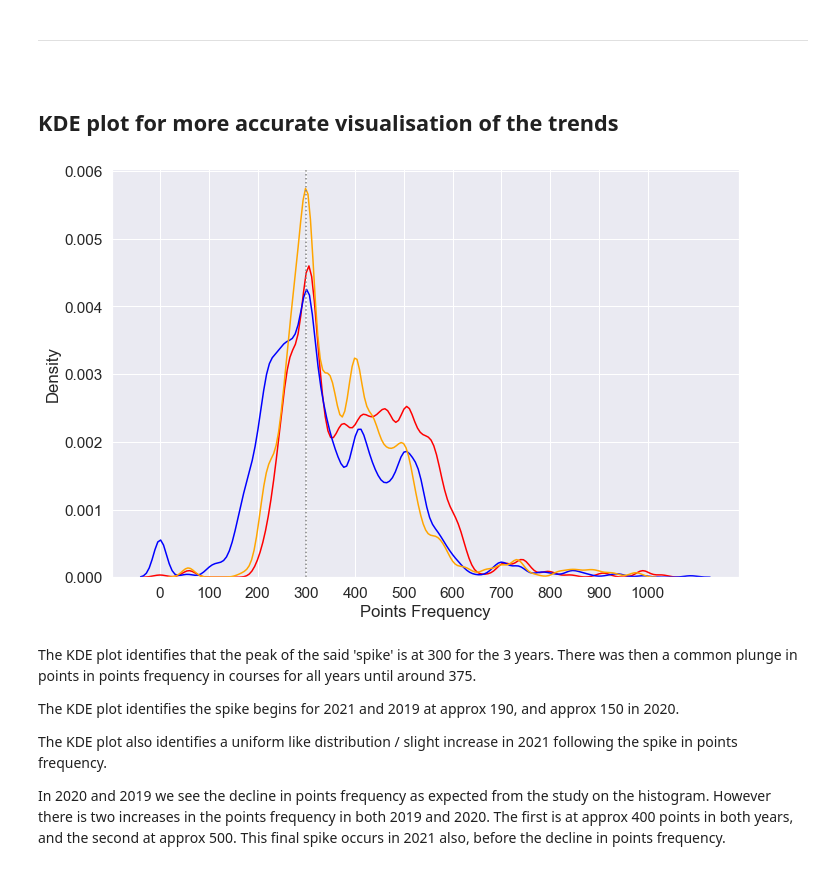
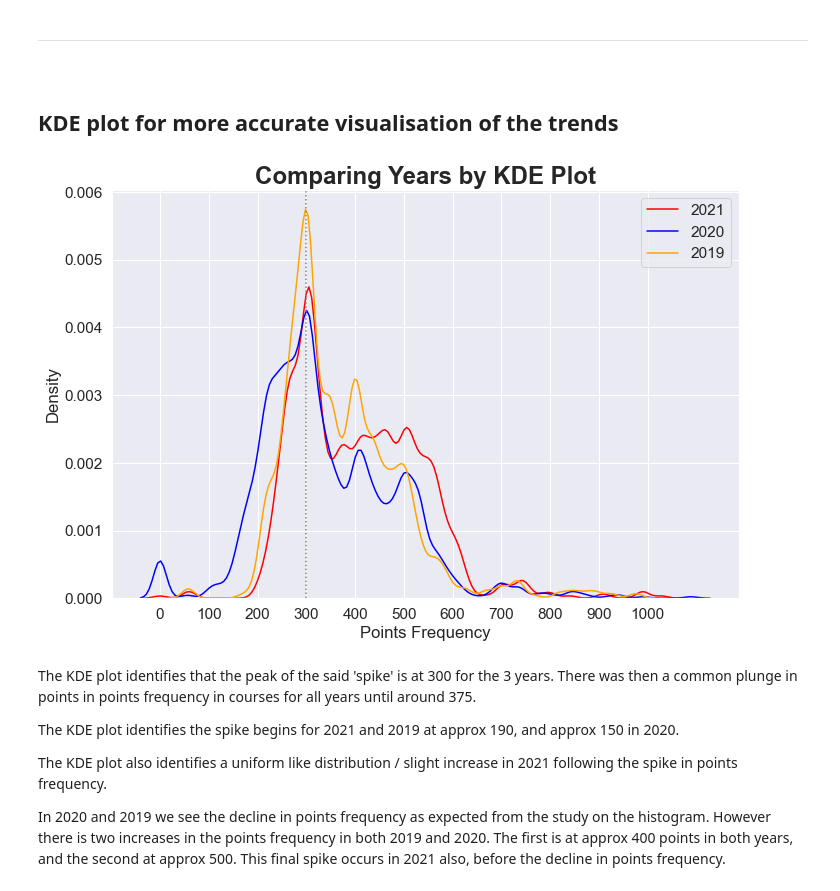
Before and after one commit to RYANCOX00/Fundamentals_of_DA, a Jupyter notebook: cao.ipynb, the cells around one changed output. Cells and saved outputs as stored; diff of their text form; code cells hidden in the pictures.

Commit message:
Plot adjusted

```diff
--- a/cao.ipynb
+++ b/cao.ipynb
@@ -571,26 +571,32 @@ In 2020, and 2019 the spike is evident at 250-350, with a sudden drop of frequen
 ## KDE plot for more accurate visualisation of the trends
 # %%
 # KDE plot from seaborn [26]
-p = sns.kdeplot(r1_2021, bw_adjust= 0.4,color='red')
-sns.kdeplot(r1_2020, bw_adjust= 0.4, color='blue')
-sns.kdeplot(r1_2019, bw_adjust= 0.4, color='orange')
+p = sns.kdeplot(r1_2021, bw_adjust= 0.4,color='red', label = "2021")
+sns.kdeplot(r1_2020, bw_adjust= 0.4, color='blue', label = "2020")
+sns.kdeplot(r1_2019, bw_adjust= 0.4, color='orange', label = "2019")
 
 # Veritical line at 300 to show mutual peak of spike.
 p.axvline(300, color = '0.5', linestyle = ':')
 
 # Setting x axis tics and grid lines to understand trends better.
 plt.xticks([0,100,200,300,400,500,600,700,800,900,1000])
 
 # Setting X label
 p.set(xlabel='Points Frequency')
 
 
 # Setting font size on the plot.
 sns.set(font_scale=1.4)
 
+titlefont= {'fontsize': 24, 'fontweight':'bold'}
+
+p.set_title("Comparing Years by KDE Plot", fontdict= titlefont)
+
+plt.legend()
+
 plt.show()
 # %% [output]
-[figure, old version]
+[figure, new version]
 # %% [markdown]
 The KDE plot identifies that the peak of the said 'spike' is at 300 for the 3 years.  There was then a common plunge in points in points frequency in courses for all years until around 375.
 
```
Also changed, not shown: parts of 1 cell of this notebook, 10 other files.
